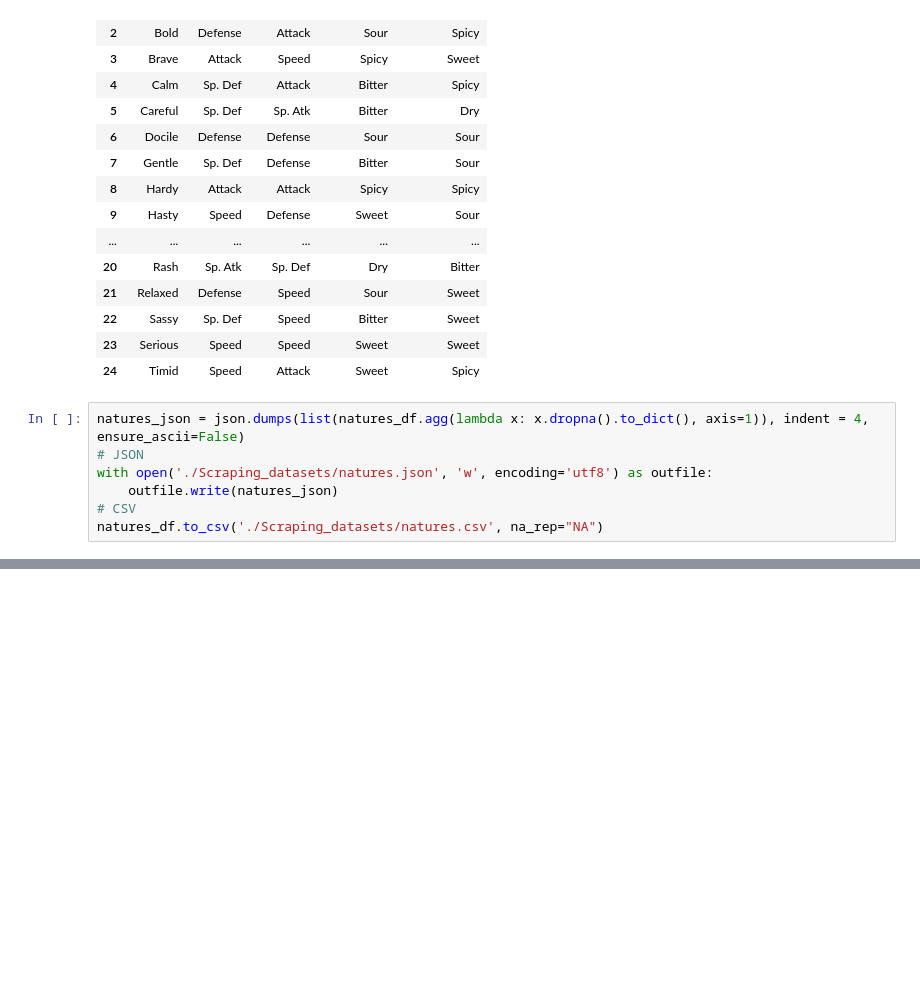
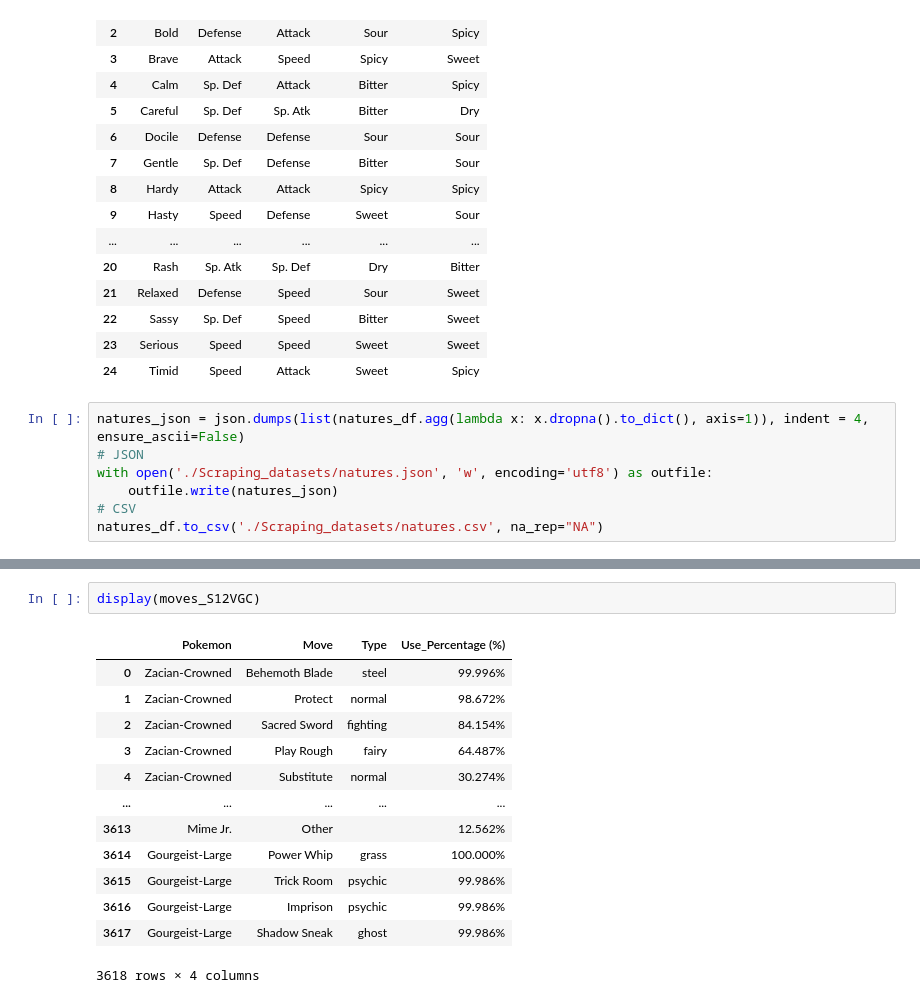
Before and after one commit to giocoal/competitive-pokemon-graph-database, a Jupyter notebook: Scraping.ipynb, the cells around one changed output, grey strips where cells are left out. Cells and saved outputs as stored; diff of their text form; blank space fills up the shorter version.

```diff
--- a/Scraping.ipynb
+++ b/Scraping.ipynb
@@ -384,0 +755,16 @@ natures_df.to_csv('./Scraping_datasets/natures.csv', na_rep="NA")
+# %%
+display(moves_S12VGC)
+# %% [output]
+|  | Pokemon | Move | Type | Use_Percentage (%) |
+| 0 | Zacian-Crowned | Behemoth Blade | steel | 99.996% |
+| 1 | Zacian-Crowned | Protect | normal | 98.672% |
+| 2 | Zacian-Crowned | Sacred Sword | fighting | 84.154% |
+| 3 | Zacian-Crowned | Play Rough | fairy | 64.487% |
+| 4 | Zacian-Crowned | Substitute | normal | 30.274% |
+| ... | ... | ... | ... | ... |
+| 3613 | Mime Jr. | Other |  | 12.562% |
+| 3614 | Gourgeist-Large | Power Whip | grass | 100.000% |
+| 3615 | Gourgeist-Large | Trick Room | psychic | 99.986% |
+| 3616 | Gourgeist-Large | Imprison | psychic | 99.986% |
+| 3617 | Gourgeist-Large | Shadow Sneak | ghost | 99.986% |
+3618 rows × 4 columns
```
Also changed, not shown: parts of 47 cells of this notebook, 20 other files.
